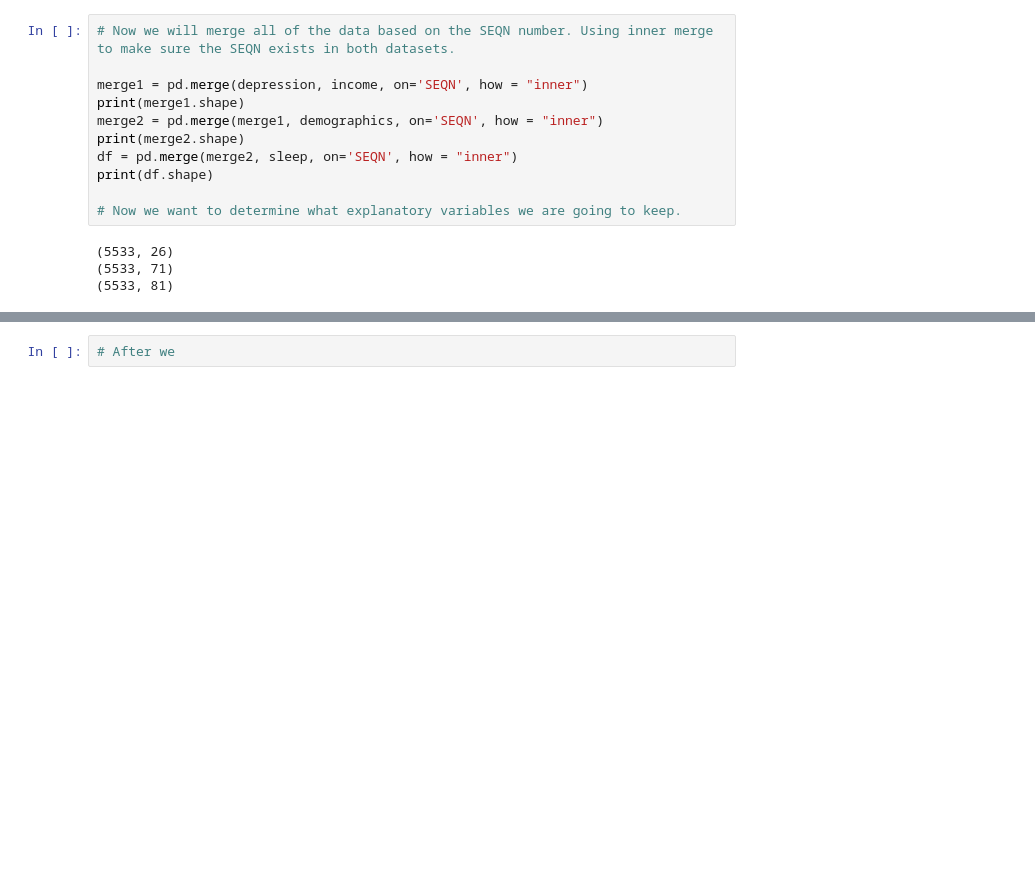
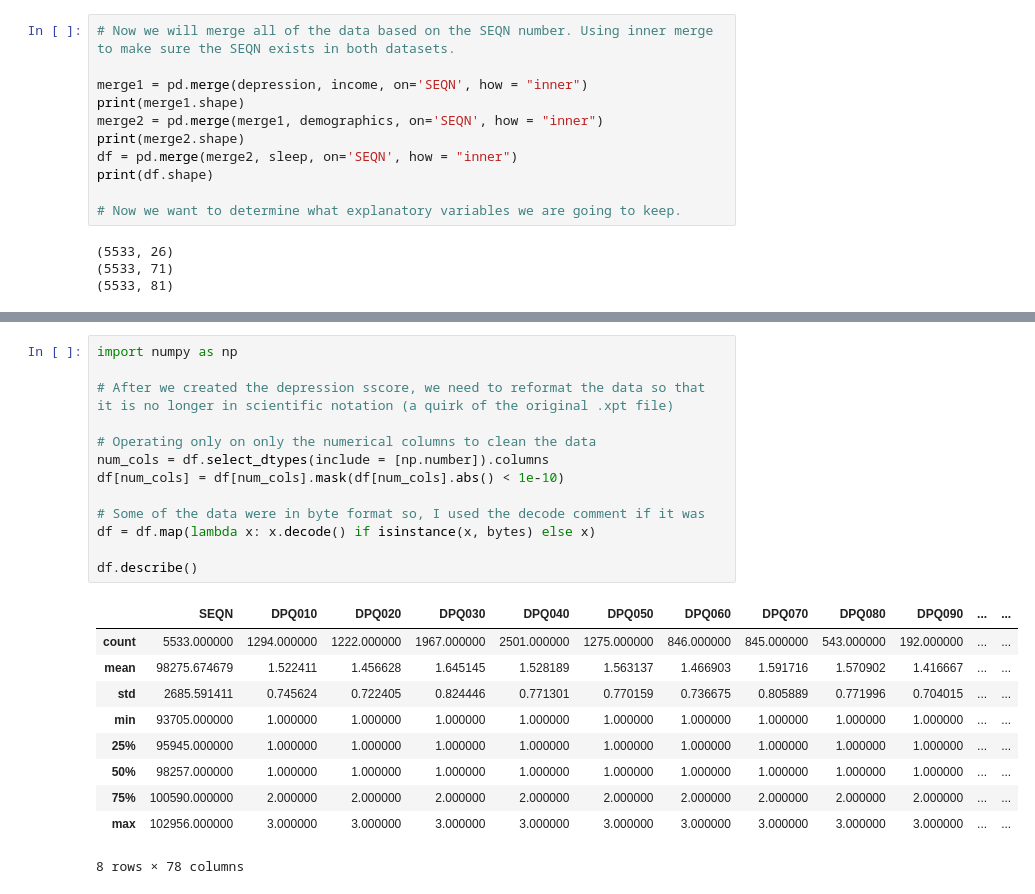
Before and after one commit to aidenjbrown/Intermediate_Data_Science_CS_28, a Jupyter notebook: scripts/EDA.ipynb, the cells around one changed output, grey strips where cells are left out. Drawn from its saved outputs; the diff is of its cells as text; blank space fills up the shorter version.

Commit message:
Fixed the numerical data for the depression score.

```diff
--- a/scripts/EDA.ipynb
+++ b/scripts/EDA.ipynb
@@ -88,5 +90,27 @@ df
 | 5531 | 102954.0 | 5.397605e-79 | 5.397605e-79 | 5.397605e-79 | 5.397605e-79 | 5.397605e-79 | 5.397605e-79 | 5.397605e-79 | 5.397605e-79 | 5.397605e-79 | ... | ... |
 | 5532 | 102956.0 | 1.000000e+00 | 1.000000e+00 | 1.000000e+00 | 1.000000e+00 | 1.000000e+00 | 1.000000e+00 | 1.000000e+00 | 5.397605e-79 | 5.397605e-79 | ... | ... |
 5533 rows × 82 columns
-# %%
-# After we
+# %%
+import numpy as np
+
+# After we created the depression sscore, we need to reformat the data so that it is no longer in scientific notation (a quirk of the original .xpt file)
+
+# Operating only on only the numerical columns to clean the data
+num_cols = df.select_dtypes(include = [np.number]).columns
+df[num_cols] = df[num_cols].mask(df[num_cols].abs() < 1e-10)
+
+# Some of the data were in byte format so, I used the decode comment if it was
+df = df.map(lambda x: x.decode() if isinstance(x, bytes) else x)
+
+df.describe()
+# %% [output]
+|  | SEQN | DPQ010 | DPQ020 | DPQ030 | DPQ040 | DPQ050 | DPQ060 | DPQ070 | DPQ080 | DPQ090 | ... | ... |
+| count | 5533.000000 | 1294.000000 | 1222.000000 | 1967.000000 | 2501.000000 | 1275.000000 | 846.000000 | 845.000000 | 543.000000 | 192.000000 | ... | ... |
+| mean | 98275.674679 | 1.522411 | 1.456628 | 1.645145 | 1.528189 | 1.563137 | 1.466903 | 1.591716 | 1.570902 | 1.416667 | ... | ... |
+| std | 2685.591411 | 0.745624 | 0.722405 | 0.824446 | 0.771301 | 0.770159 | 0.736675 | 0.805889 | 0.771996 | 0.704015 | ... | ... |
+| min | 93705.000000 | 1.000000 | 1.000000 | 1.000000 | 1.000000 | 1.000000 | 1.000000 | 1.000000 | 1.000000 | 1.000000 | ... | ... |
+| 25% | 95945.000000 | 1.000000 | 1.000000 | 1.000000 | 1.000000 | 1.000000 | 1.000000 | 1.000000 | 1.000000 | 1.000000 | ... | ... |
+| 50% | 98257.000000 | 1.000000 | 1.000000 | 1.000000 | 1.000000 | 1.000000 | 1.000000 | 1.000000 | 1.000000 | 1.000000 | ... | ... |
+| 75% | 100590.000000 | 2.000000 | 2.000000 | 2.000000 | 2.000000 | 2.000000 | 2.000000 | 2.000000 | 2.000000 | 2.000000 | ... | ... |
+| max | 102956.000000 | 3.000000 | 3.000000 | 3.000000 | 3.000000 | 3.000000 | 3.000000 | 3.000000 | 3.000000 | 3.000000 | ... | ... |
+8 rows × 78 columns
```
Also changed, not shown: parts of 2 cells of this notebook.
